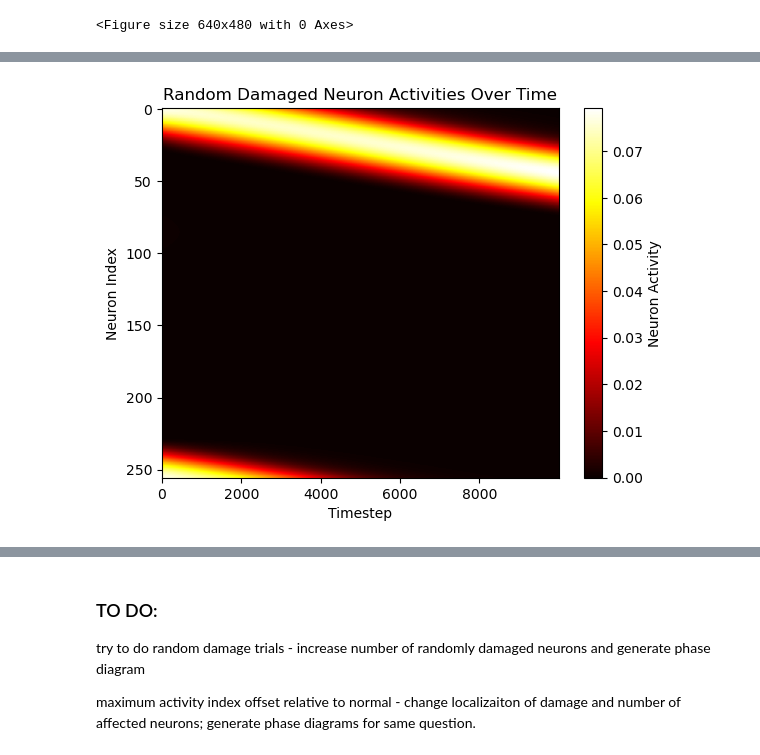
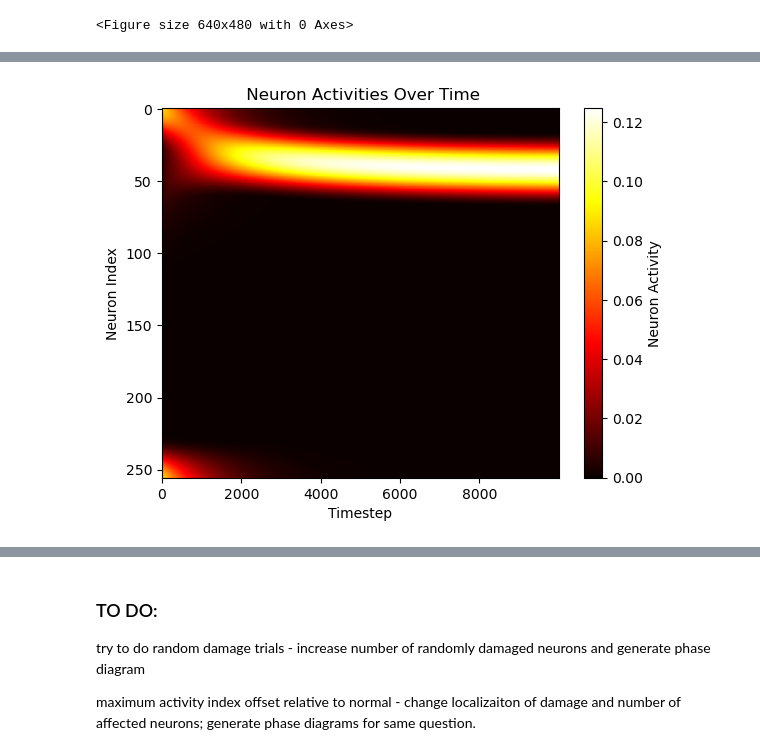
Before and after one commit to CEBangu/RingAttractor, a Jupyter notebook: ring_attractor/plotting.ipynb, the cells around one changed output, grey strips where cells are left out. Cells and saved outputs as stored; diff of their text form; code cells hidden in the pictures.

```diff
--- a/ring_attractor/plotting.ipynb
+++ b/ring_attractor/plotting.ipynb
@@ -411,13 +474,13 @@ with writer.saving(fig, 'd90_ne_0.010000_0.010000.mp4', 100):
 # %%
 # Load neuron activity data
-data5 = np.loadtxt('/Users/ciprianbangu/Cogmaster/S3/Theoretical Neuroscience/presentation/RingAttractor/results/delta_damage/delta_damage_120/Flow/simulation_delta_120_Flow_0.09925_2.341531.txt')
+data6 = np.loadtxt("/Users/ciprianbangu/Cogmaster/S3/Theoretical Neuroscience/presentation/RingAttractor/ring_attractor/build/src/single_run_activity.dat")
 
 # Plot neuron activity over time
-plt.imshow(data5.T, aspect="auto", cmap="hot")
+plt.imshow(data6.T, aspect="auto", cmap="hot")
 plt.colorbar(label="Neuron Activity")
 plt.xlabel("Timestep")
 plt.ylabel("Neuron Index")
-plt.title("Random Damaged Neuron Activities Over Time")
+plt.title(" Neuron Activities Over Time")
 plt.show()
 # %% [output]
-[figure, old version]
+[figure, new version]
```
Also changed, not shown: parts of 22 cells of this notebook, 2 other files.
